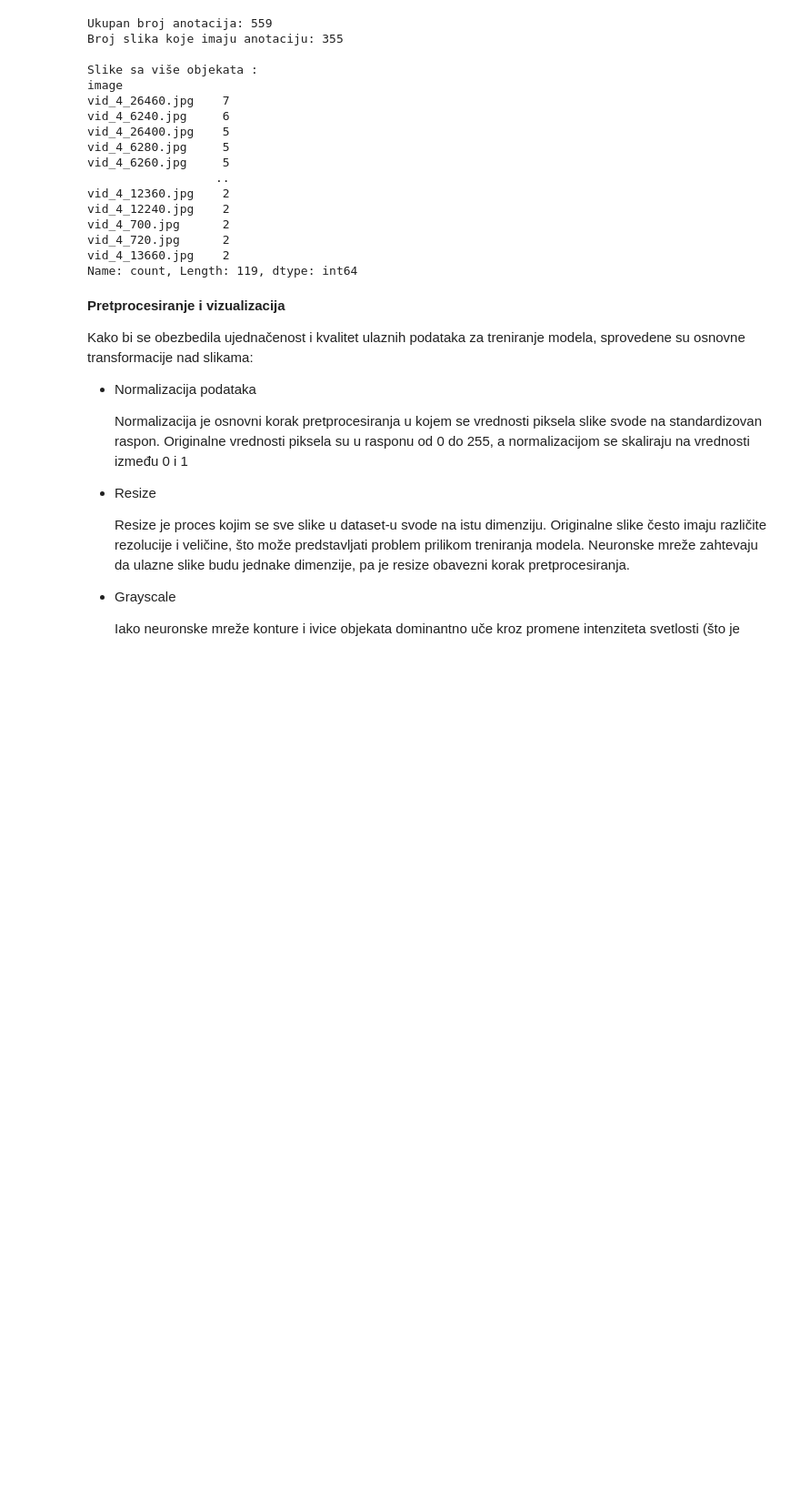
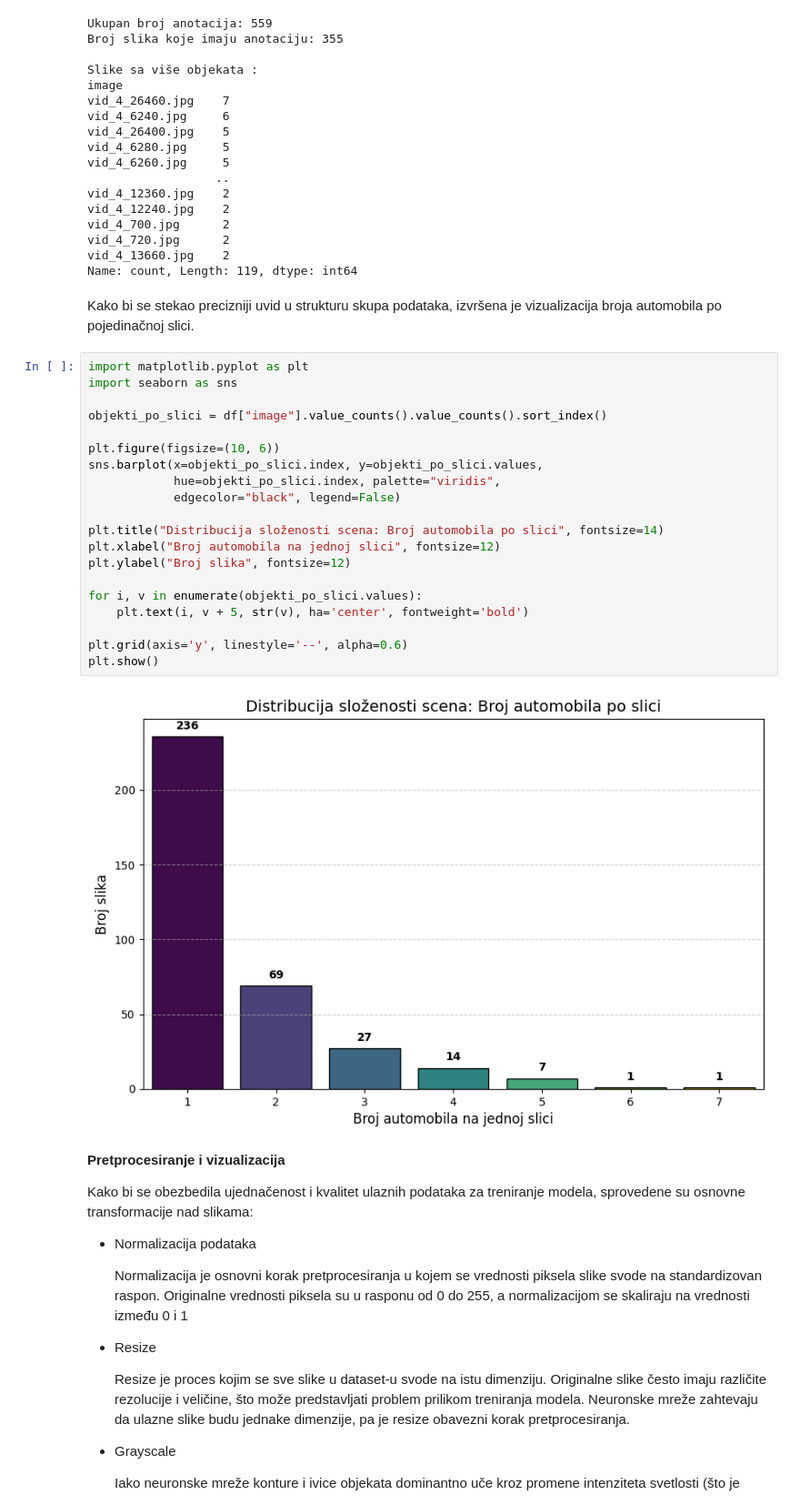
Before and after one commit to andrijanamilijancevic/PPPO-Detekcija-automobila-IT21-2022, a Jupyter notebook: DrugaKontrolnaTacka.ipynb, the cells around one changed output. Shown at 91% size. Saved outputs shown, nothing was run; the diff lists cells and outputs as text; blank space fills up the shorter version.

```diff
--- a/DrugaKontrolnaTacka.ipynb
+++ b/DrugaKontrolnaTacka.ipynb
@@ -231,6 +225,30 @@ vid_4_700.jpg      2
 vid_4_720.jpg      2
 vid_4_13660.jpg    2
 Name: count, Length: 119, dtype: int64
+# %% [markdown]
+Kako bi se stekao precizniji uvid u strukturu skupa podataka, izvršena je vizualizacija broja automobila po pojedinačnoj slici.
+# %%
+import matplotlib.pyplot as plt
+import seaborn as sns
+
+objekti_po_slici = df["image"].value_counts().value_counts().sort_index()
+
+plt.figure(figsize=(10, 6))
+sns.barplot(x=objekti_po_slici.index, y=objekti_po_slici.values,
+            hue=objekti_po_slici.index, palette="viridis",
+            edgecolor="black", legend=False)
+
+plt.title("Distribucija složenosti scena: Broj automobila po slici", fontsize=14)
+plt.xlabel("Broj automobila na jednoj slici", fontsize=12)
+plt.ylabel("Broj slika", fontsize=12)
+
+for i, v in enumerate(objekti_po_slici.values):
+    plt.text(i, v + 5, str(v), ha='center', fontweight='bold')
+
+plt.grid(axis='y', linestyle='--', alpha=0.6)
+plt.show()
+# %% [output]
+[figure, added]
 # %% [markdown]
 **Pretprocesiranje i vizualizacija**
 
```
Also changed, not shown: parts of 34 cells of this notebook.
